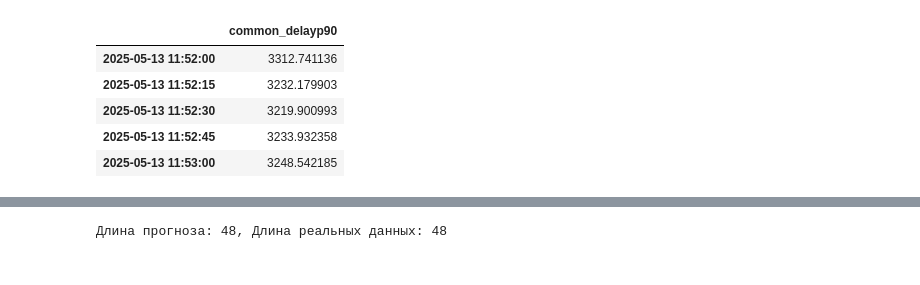
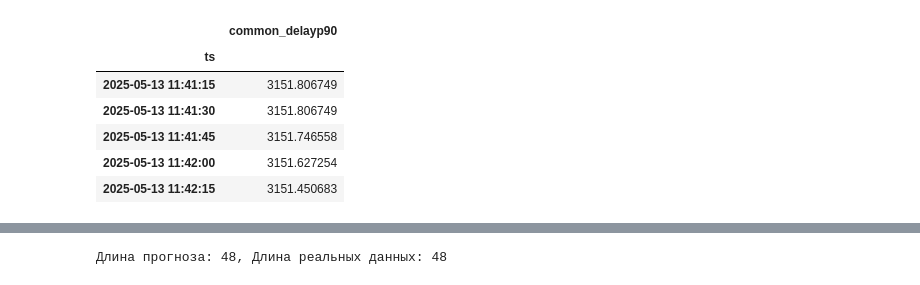
Before and after one commit to nikborovets/realtime_anomaly_analytics, a Jupyter notebook: check_forecast.ipynb, the cells around one changed output, grey strips where cells are left out. Cells and saved outputs as stored; diff of their text form; code cells hidden in the pictures.

```diff
--- a/check_forecast.ipynb
+++ b/check_forecast.ipynb
@@ -31,7 +31,7 @@ def create_dataframe_from_csv(file_path):
 
     return df
 
-csv_file = 'prometheus_forecast.csv'
+csv_file = 'prometheus_forecast_tuned.csv'
 df_forecast = create_dataframe_from_csv(csv_file)
 print("DataFrame создан успешно:")
 print(df_forecast)
@@ -63,6 +63,7 @@ df = fetch_frame(
 )
 
 df = clean_timeseries(df, 'common_delay_p90')   # вместо блока 0‑3
+df_forecast.index.name = 'ts'  # как в твоем коде
 # %%
 df.tail()
 # %% [output]
@@ -75,9 +77,10 @@ df.tail()
 # %%
-df_forecast.tail()
+df_forecast.head()
 # %% [output]
 |  | common_delayp90 |
-| 2025-05-13 11:52:00 | 3312.741136 |
-| 2025-05-13 11:52:15 | 3232.179903 |
-| 2025-05-13 11:52:30 | 3219.900993 |
-| 2025-05-13 11:52:45 | 3233.932358 |
-| 2025-05-13 11:53:00 | 3248.542185 |
+| ts |  |
+| 2025-05-13 11:41:15 | 3151.806749 |
+| 2025-05-13 11:41:30 | 3151.806749 |
+| 2025-05-13 11:41:45 | 3151.746558 |
+| 2025-05-13 11:42:00 | 3151.627254 |
+| 2025-05-13 11:42:15 | 3151.450683 |
```
Also changed, not shown: parts of 6 cells of this notebook, 15 other files.
